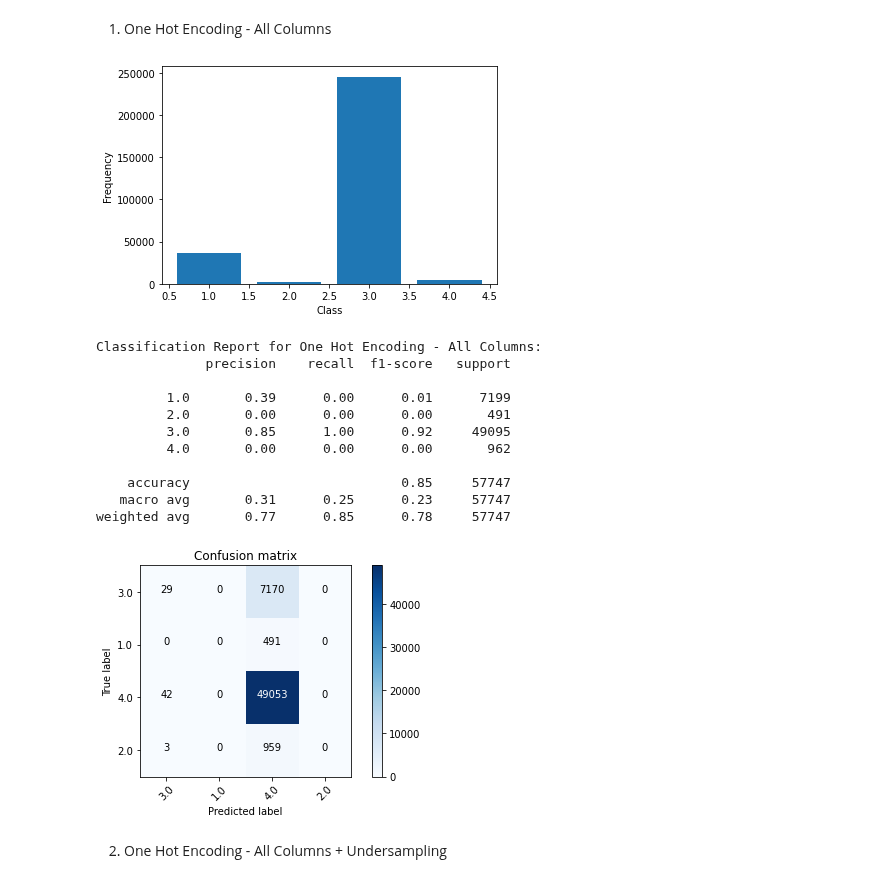
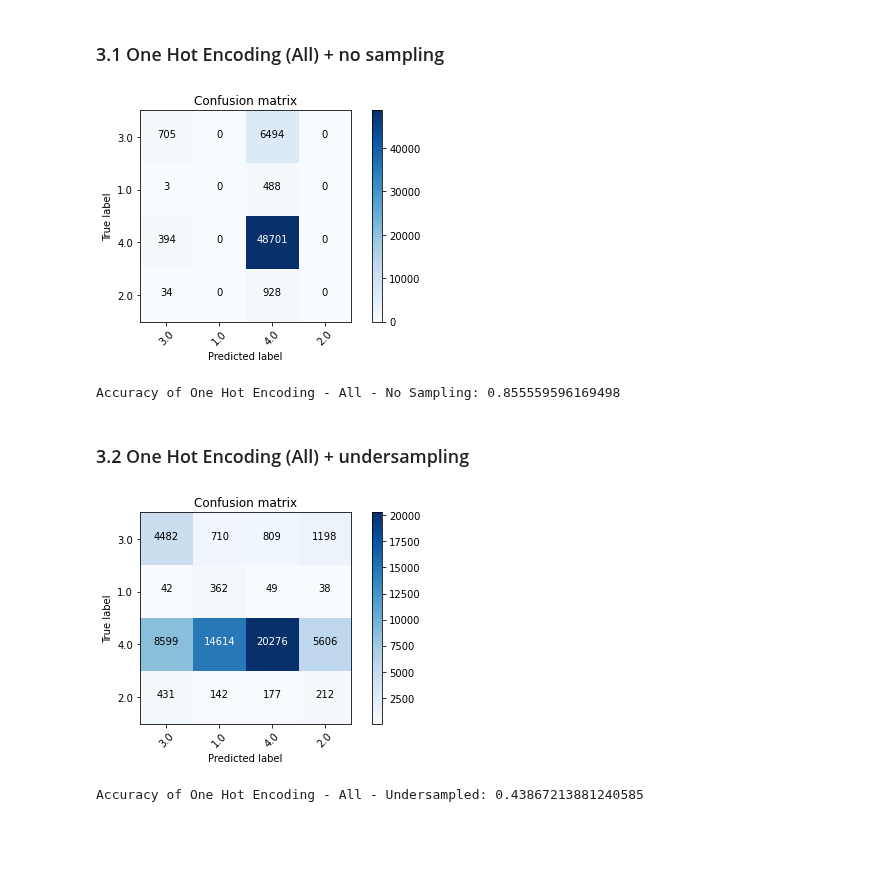
Before and after one commit to medplot/data-mining-project, a Jupyter notebook: jupyter_notebooks/support_vector_machine.ipynb, the cells around one changed output. Cells and saved outputs as stored; diff of their text form; code cells hidden in the pictures; blank space fills up the shorter version.

Commit message:
adding all encodings + updating to new processing

```diff
--- a/jupyter_notebooks/support_vector_machine.ipynb
+++ b/jupyter_notebooks/support_vector_machine.ipynb
@@ -1,8 +4,7 @@
 # %%
 # imports
-from preprocessing.preproccessing_one_hot_encoding import *
+from preprocessing.preprocessing_one_hot_encoding import *
 from preprocessing.preprocessing_label_encoding import *
-from preprocessing.preprocessing import *
 
 from visualization.classification_plots import *
 from visualization.general_plots import *
@@ -10,7 +12,22 @@ from visualization.general_plots import *
 from sklearn.svm import LinearSVC
 from sklearn.model_selection import GridSearchCV, cross_val_score
 from sklearn import metrics
-from sklearn.impute import SimpleImputer
 
 import warnings
 warnings.filterwarnings('ignore')
+
+approach_list = []
+acc_list = []
+cm_list = []
+cr_list = []
+# %%
+# Evaluation function that calculates and returns evaluation metrics and stores them for later comparison.
+def evaluation(target_test, test_predictions, approach):
+    approach_list.append(approach)
+    acc = metrics.accuracy_score(target_test, test_predictions)
+    acc_list.append(acc)
+    cm = metrics.confusion_matrix(target_test, test_predictions)
+    cm_list.append(cm)
+    cr = metrics.classification_report(target_test, test_predictions)
+    cr_list.append(cr)
+    return "Accuracy of {}: {}".format(approach, acc), plot_confusion_matrix(cm, target_test.Diabetes.unique().tolist())
@@ -17,43 +108,32 @@ warnings.filterwarnings('ignore')
+# %% [markdown]
+### 3.1 One Hot Encoding (All) + no sampling
+# %%
+#load data
+data_train, data_test, target_train, target_test = get_preprocessed_brfss_dataset_one_hot_encoded_all_columns_train_test_split()
+
+#create and train SVM, then predict
+svm = LinearSVC(max_iter=500)
+svm.fit(data_train, target_train.values.ravel())
+test_predictions = svm.predict(data_test)
+
+#evaluate
+print(evaluation(target_test, test_predictions, "One Hot Encoding - All - No Sampling")[0])
+# %% [output]
+[figure, added]
+Accuracy of One Hot Encoding - All - No Sampling: 0.855559596169498
 # %% [markdown]
-1. One Hot Encoding - All Columns
+### 3.2 One Hot Encoding (All) + undersampling
 # %%
 #load data
-dataset, target = get_preprocessed_brfss_dataset_one_hot_encoded_all_columns()
-plot_class_frequencies(target)
-data_train, data_test, target_train, target_test = get_train_test_split(dataset, target)
-
-#replace NaNs with 0s as LinearSVC can't handle missing values
-data_train.fillna(0, inplace=True)
-data_test.fillna(0, inplace=True)
-target_train.fillna(0, inplace=True)
-target_test.fillna(0, inplace=True)
+data_train, data_test, target_train, target_test = get_preprocessed_brfss_dataset_one_hot_encoded_all_columns_train_test_split_undersampled()
 
 #create and train SVM, then predict
 svm = LinearSVC(max_iter=500)
 svm.fit(data_train, target_train.values.ravel())
 test_predictions = svm.predict(data_test)
 
 #evaluate
-one_hot_all_acc = metrics.accuracy_score(target_test, test_predictions)
-one_hot_all_cm = metrics.confusion_matrix(target_test, test_predictions)
-one_hot_all_cr = metrics.classification_report(target_test, test_predictions)
-
-print("Classification Report for One Hot Encoding - All Columns:")
-print(one_hot_all_cr)
-plot_confusion_matrix(one_hot_all_cm, target_test.Diabetes.unique().tolist())
+print(evaluation(target_test, test_predictions, "One Hot Encoding - All - Undersampled")[0])
 # %% [output]
-[figure, old version]
+[figure, new version]
-Classification Report for One Hot Encoding - All Columns:
-              precision    recall  f1-score   support
-
-         1.0       0.39      0.00      0.01      7199
-         2.0       0.00      0.00      0.00       491
-         3.0       0.85      1.00      0.92     49095
-         4.0       0.00      0.00      0.00       962
-
-    accuracy                           0.85     57747
-   macro avg       0.31      0.25      0.23     57747
-weighted avg       0.77      0.85      0.78     57747
+Accuracy of One Hot Encoding - All - Undersampled: 0.43867213881240585
-[figure, removed]
-# %% [markdown]
-2. One Hot Encoding - All Columns + Undersampling
```
Also changed, not shown: parts of 20 cells of this notebook.
